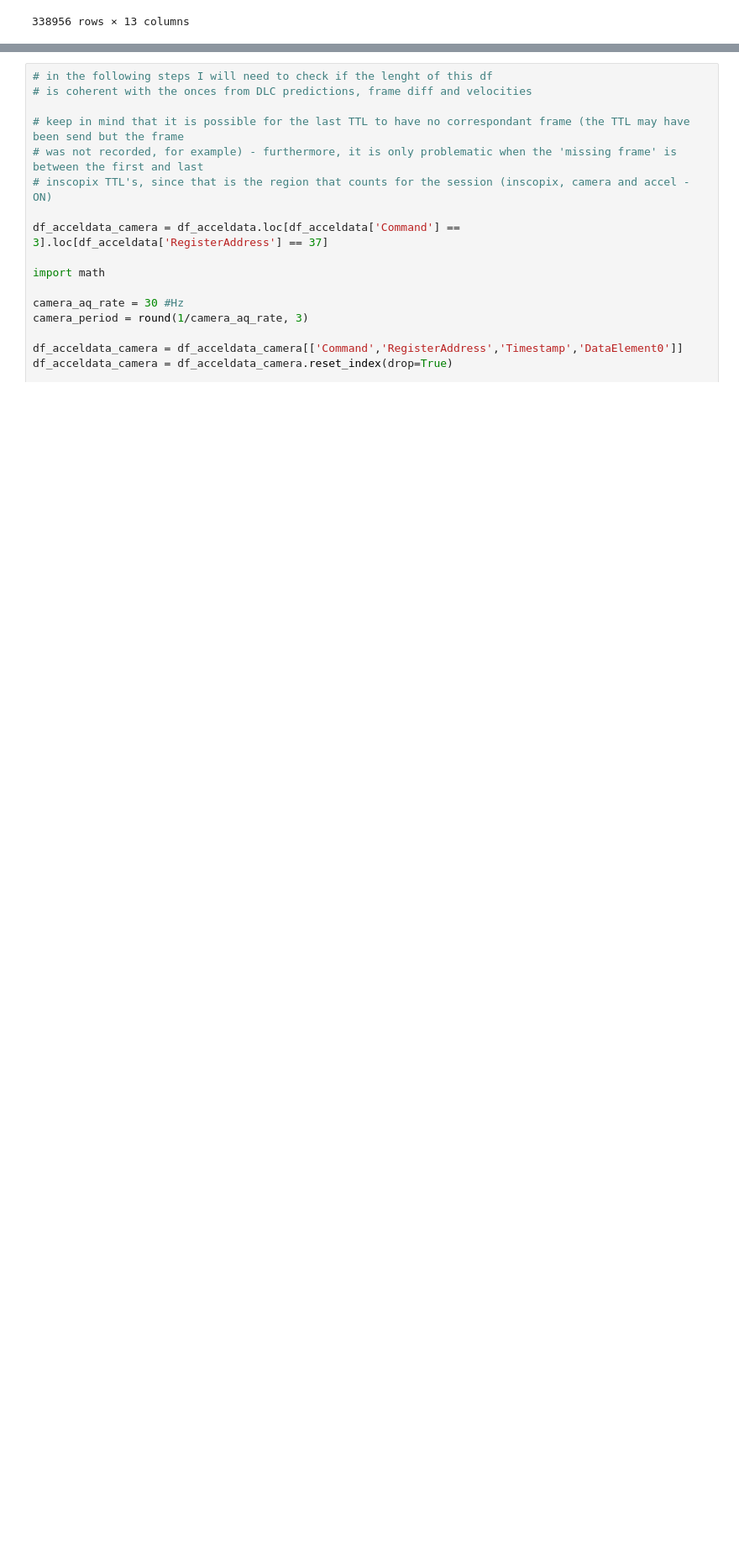
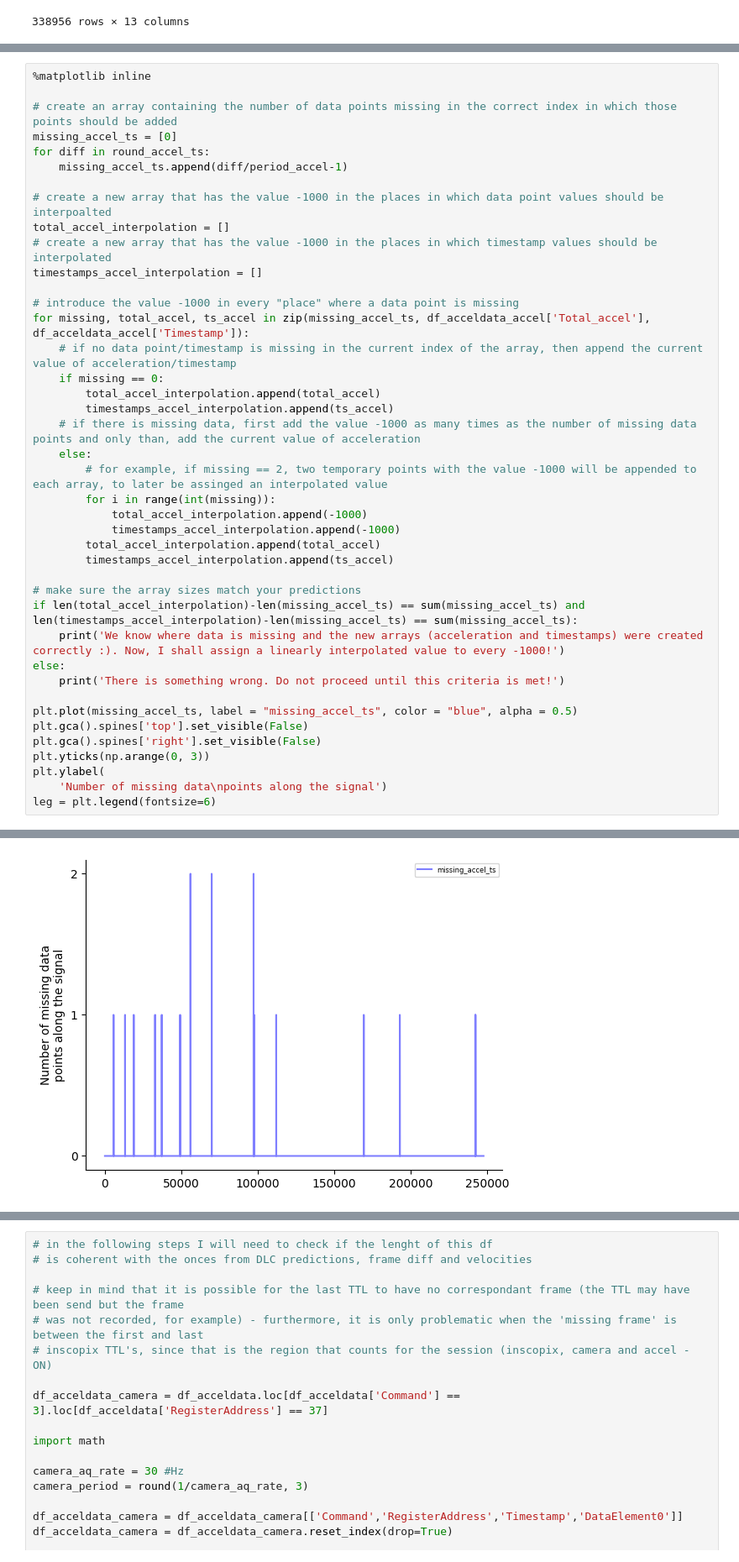
Before and after one commit to DiogoMeloNPU/eurDyscover_open_field_analysis, a Jupyter notebook: Single_session_analysis.ipynb, the cells around one changed output, grey strips where cells are left out. Shown at 84% size. Drawn from its saved outputs; the diff is of its cells as text; blank space fills up the shorter version.

```diff
--- a/Single_session_analysis.ipynb
+++ b/Single_session_analysis.ipynb
@@ -339,0 +432,42 @@ No null values were found in the accelerometer data.
+# %%
+%matplotlib inline
+
+# create an array containing the number of data points missing in the correct index in which those points should be added
+missing_accel_ts = [0]
+for diff in round_accel_ts:
+    missing_accel_ts.append(diff/period_accel-1)
+
+# create a new array that has the value -1000 in the places in which data point values should be interpoalted
+total_accel_interpolation = []
+# create a new array that has the value -1000 in the places in which timestamp values should be interpolated
+timestamps_accel_interpolation = []
+
+# introduce the value -1000 in every "place" where a data point is missing
+for missing, total_accel, ts_accel in zip(missing_accel_ts, df_acceldata_accel['Total_accel'], df_acceldata_accel['Timestamp']):
+    # if no data point/timestamp is missing in the current index of the array, then append the current value of acceleration/timestamp
+    if missing == 0:
+        total_accel_interpolation.append(total_accel)
+        timestamps_accel_interpolation.append(ts_accel)
+    # if there is missing data, first add the value -1000 as many times as the number of missing data points and only than, add the current value of acceleration
+    else:
+        # for example, if missing == 2, two temporary points with the value -1000 will be appended to each array, to later be assinged an interpolated value
+        for i in range(int(missing)):
+            total_accel_interpolation.append(-1000)
+            timestamps_accel_interpolation.append(-1000)
+        total_accel_interpolation.append(total_accel)
+        timestamps_accel_interpolation.append(ts_accel)
+
+# make sure the array sizes match your predictions
+if len(total_accel_interpolation)-len(missing_accel_ts) == sum(missing_accel_ts) and len(timestamps_accel_interpolation)-len(missing_accel_ts) == sum(missing_accel_ts):
+    print('We know where data is missing and the new arrays (acceleration and timestamps) were created correctly :). Now, I shall assign a linearly interpolated value to every -1000!')
+else:
+    print('There is something wrong. Do not proceed until this criteria is met!')
+
+plt.plot(missing_accel_ts, label = "missing_accel_ts", color = "blue", alpha = 0.5)
+plt.gca().spines['top'].set_visible(False)
+plt.gca().spines['right'].set_visible(False)
+plt.yticks(np.arange(0, 3))
+plt.ylabel(
+    'Number of missing data\npoints along the signal')
+leg = plt.legend(fontsize=6)
+# %% [output]
@@ -339,0 +475 @@ No null values were found in the accelerometer data.
+[figure, added]
```
Also changed, not shown: parts of 47 cells of this notebook.
